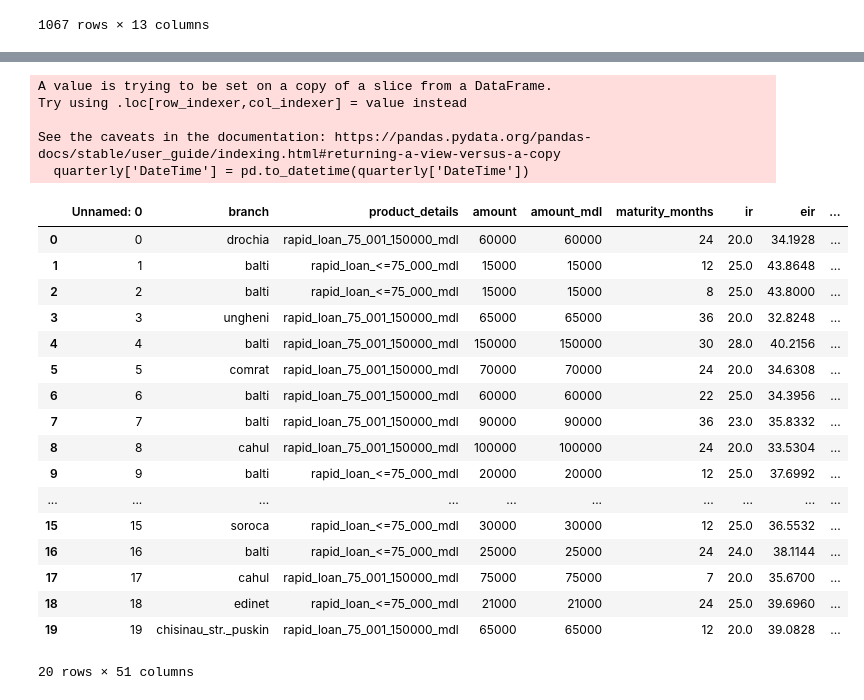
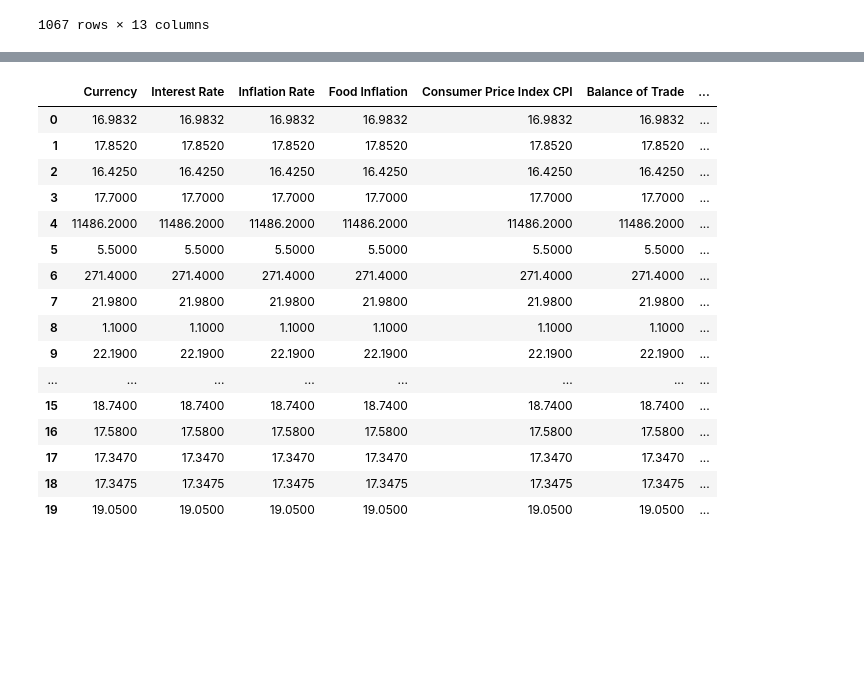
Before and after one commit to HasanboyMirdadoev/macro, a Jupyter notebook: macro.ipynb, the cells around one changed output, grey strips where cells are left out. Cells and saved outputs as stored; diff of their text form; code cells hidden in the pictures; blank space fills up the shorter version.

```diff
--- a/macro.ipynb
+++ b/macro.ipynb
@@ -88 +66,4 @@ len(macro)
+# %%
+df['date_disbursement'] = pd.to_datetime(df['date_disbursement'])
+macro["DateTime"]=pd.to_datetime(macro["DateTime"])
 # %%
@@ -153,0 +201,14 @@ quarterly.head(20)
+# %%
+df['YearMonth'] = df['date_disbursement'].dt.to_period('M')
+monthly['YearMonth'] = monthly['DateTime'].dt.to_period('M')
+
+merged_df = df.merge(monthly, how='left', left_on='YearMonth', right_on='YearMonth')
+
+for category in monthly['Category'].unique():
+    if category in merged_df.columns:
+        df[category] = merged_df["Value"]
+
+df = df.drop(columns=['YearMonth'])
+df = df.reset_index(drop=True)
+
+df.head(20)
@@ -154,41 +246,28 @@ quarterly.head(20)
 # %%
-df['date_disbursement'] = pd.to_datetime(df['date_disbursement'])
-quarterly['DateTime'] = pd.to_datetime(quarterly['DateTime'])
+merged_df = df.merge(macro, how='left', left_on='date_disbursement', right_on='DateTime')
 
-quarterly_expanded = quarterly.copy()
-quarterly_expanded['Start_Date'] = quarterly_expanded['DateTime'] - pd.DateOffset(months=2)
-quarterly_expanded['End_Date'] = quarterly_expanded['DateTime']
-
-merged_df = df.merge(quarterly_expanded, how='left', left_on='date_disbursement', right_on='DateTime')
-
-for category in quarterly_expanded['Category'].unique():
-    mask = merged_df['Category'] == category
-    df.loc[mask, category] = merged_df.loc[mask, 'Value']
+for category in macro['Category'].unique():
+    if category in merged_df.columns:
+        df[category] = merged_df["Value"]
 
 df = df.reset_index(drop=True)
 
-df.head(20)
+df[categories].head(20)
 # %% [output]
-A value is trying to be set on a copy of a slice from a DataFrame.
-Try using .loc[row_indexer,col_indexer] = value instead
-
-See the caveats in the documentation: https://pandas.pydata.org/pandas-docs/stable/user_guide/indexing.html#returning-a-view-versus-a-copy
-  quarterly['DateTime'] = pd.to_datetime(quarterly['DateTime'])
-|  | Unnamed: 0 | branch | product_details | amount | amount_mdl | maturity_months | ir | eir | ... |
-| 0 | 0 | drochia | rapid_loan_75_001_150000_mdl | 60000 | 60000 | 24 | 20.0 | 34.1928 | ... |
-| 1 | 1 | balti | rapid_loan_<=75_000_mdl | 15000 | 15000 | 12 | 25.0 | 43.8648 | ... |
-| 2 | 2 | balti | rapid_loan_<=75_000_mdl | 15000 | 15000 | 8 | 25.0 | 43.8000 | ... |
-| 3 | 3 | ungheni | rapid_loan_75_001_150000_mdl | 65000 | 65000 | 36 | 20.0 | 32.8248 | ... |
-| 4 | 4 | balti | rapid_loan_75_001_150000_mdl | 150000 | 150000 | 30 | 28.0 | 40.2156 | ... |
-| 5 | 5 | comrat | rapid_loan_75_001_150000_mdl | 70000 | 70000 | 24 | 20.0 | 34.6308 | ... |
-| 6 | 6 | balti | rapid_loan_75_001_150000_mdl | 60000 | 60000 | 22 | 25.0 | 34.3956 | ... |
-| 7 | 7 | balti | rapid_loan_75_001_150000_mdl | 90000 | 90000 | 36 | 23.0 | 35.8332 | ... |
-| 8 | 8 | cahul | rapid_loan_75_001_150000_mdl | 100000 | 100000 | 24 | 20.0 | 33.5304 | ... |
-| 9 | 9 | balti | rapid_loan_<=75_000_mdl | 20000 | 20000 | 12 | 25.0 | 37.6992 | ... |
-| ... | ... | ... | ... | ... | ... | ... | ... | ... | ... |
-| 15 | 15 | soroca | rapid_loan_<=75_000_mdl | 30000 | 30000 | 12 | 25.0 | 36.5532 | ... |
-| 16 | 16 | balti | rapid_loan_<=75_000_mdl | 25000 | 25000 | 24 | 24.0 | 38.1144 | ... |
-| 17 | 17 | cahul | rapid_loan_75_001_150000_mdl | 75000 | 75000 | 7 | 20.0 | 35.6700 | ... |
-| 18 | 18 | edinet | rapid_loan_<=75_000_mdl | 21000 | 21000 | 24 | 25.0 | 39.6960 | ... |
-| 19 | 19 | chisinau_str._puskin | rapid_loan_75_001_150000_mdl | 65000 | 65000 | 12 | 20.0 | 39.0828 | ... |
+|  | Currency | Interest Rate | Inflation Rate | Food Inflation | Consumer Price Index CPI | Balance of Trade | ... |
+| 0 | 16.9832 | 16.9832 | 16.9832 | 16.9832 | 16.9832 | 16.9832 | ... |
+| 1 | 17.8520 | 17.8520 | 17.8520 | 17.8520 | 17.8520 | 17.8520 | ... |
+| 2 | 16.4250 | 16.4250 | 16.4250 | 16.4250 | 16.4250 | 16.4250 | ... |
+| 3 | 17.7000 | 17.7000 | 17.7000 | 17.7000 | 17.7000 | 17.7000 | ... |
+| 4 | 11486.2000 | 11486.2000 | 11486.2000 | 11486.2000 | 11486.2000 | 11486.2000 | ... |
+| 5 | 5.5000 | 5.5000 | 5.5000 | 5.5000 | 5.5000 | 5.5000 | ... |
+| 6 | 271.4000 | 271.4000 | 271.4000 | 271.4000 | 271.4000 | 271.4000 | ... |
+| 7 | 21.9800 | 21.9800 | 21.9800 | 21.9800 | 21.9800 | 21.9800 | ... |
+| 8 | 1.1000 | 1.1000 | 1.1000 | 1.1000 | 1.1000 | 1.1000 | ... |
+| 9 | 22.1900 | 22.1900 | 22.1900 | 22.1900 | 22.1900 | 22.1900 | ... |
+| ... | ... | ... | ... | ... | ... | ... | ... |
+| 15 | 18.7400 | 18.7400 | 18.7400 | 18.7400 | 18.7400 | 18.7400 | ... |
+| 16 | 17.5800 | 17.5800 | 17.5800 | 17.5800 | 17.5800 | 17.5800 | ... |
+| 17 | 17.3470 | 17.3470 | 17.3470 | 17.3470 | 17.3470 | 17.3470 | ... |
+| 18 | 17.3475 | 17.3475 | 17.3475 | 17.3475 | 17.3475 | 17.3475 | ... |
+| 19 | 19.0500 | 19.0500 | 19.0500 | 19.0500 | 19.0500 | 19.0500 | ... |
-20 rows × 51 columns
```
Also changed, not shown: parts of 13 cells of this notebook.
